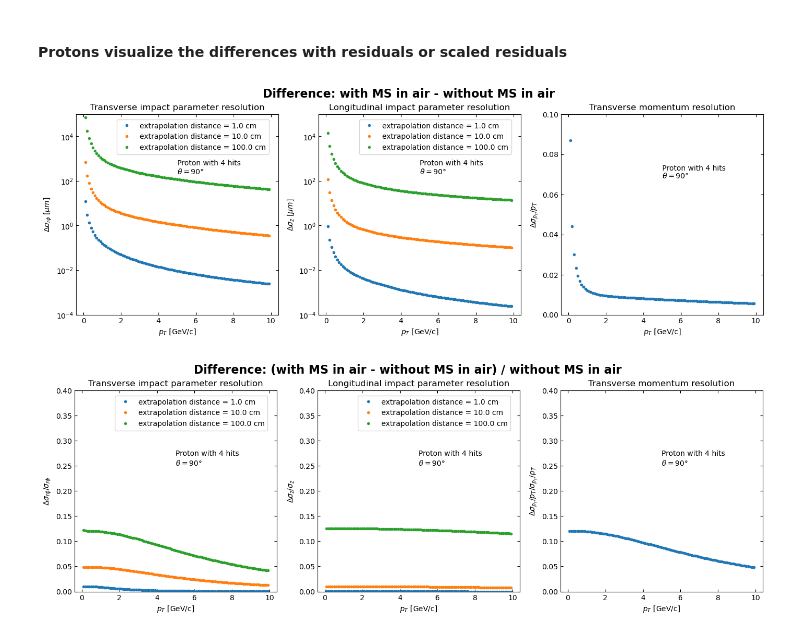
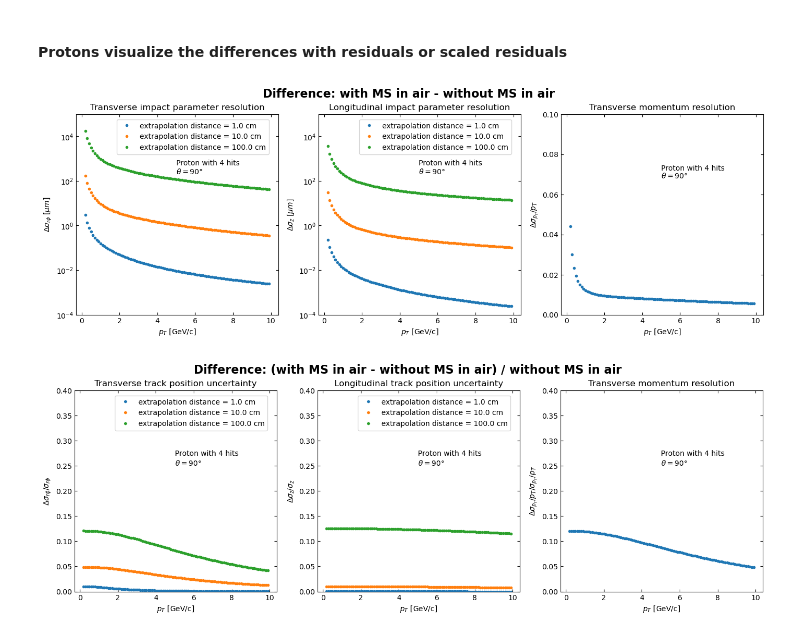
Before and after one commit to Claitos/Track-Parameter-Resolutions, a Jupyter notebook: MS_in_air_Test.ipynb, the cells around one changed output. Drawn from its saved outputs; the diff is of its cells as text; code cells hidden in the pictures.

```diff
--- a/MS_in_air_Test.ipynb
+++ b/MS_in_air_Test.ipynb
@@ -28,7 +28,7 @@ Detector Setup initialized
 #### Protons
 # %%
 proton_mass = 1
-proton_momenta = np.arange(0.1, 10, 0.1)
+proton_momenta = np.arange(0.2, 10, 0.1)
 
 N = 4
 extrapolation_radii = np.array([0.01, 0.1, 1])
@@ -42,7 +42,7 @@ fig, axs = plt.subplots(1,3, figsize=(17,5))
 
 for i, r in enumerate(extrapolation_radii):
     axs[0].plot(proton_momenta, proton_rphi_wMS[i]*rescaling_factor, ".", label=f"extrapolation distance = {r*100} cm")
-axs[0].set_title("Transverse impact parameter resolution")
+axs[0].set_title("Transverse track position uncertainty")
 axs[0].set(xlabel = xlabel, ylabel = "$\sigma_{r \phi}$ [$\mu m$]", ylim=(1, 10**5), yscale="log")
 axs[0].tick_params(top=True, right=True, direction="in")
 axs[0].text(5, 5000, "Proton with 4 hits")
@@ -51,7 +51,7 @@ axs[0].legend(loc=(0.2, 0.8))
 
 for i, r in enumerate(extrapolation_radii):
     axs[1].plot(proton_momenta, proton_z_wMS[i]*rescaling_factor, ".", label=f"extrapolation distance = {r*100} cm")
-axs[1].set_title("Longitudinal impact parameter resolution")
+axs[1].set_title("Longitudinal track position uncertainty")
 axs[1].set(xlabel = xlabel, ylabel = "$\sigma_{z}$ [$\mu m$]", ylim=(1, 10**5), yscale="log")
 axs[1].tick_params(top=True, right=True, direction="in")
 axs[1].text(5, 5000, "Proton with 4 hits")
@@ -86,7 +86,7 @@ fig, axs = plt.subplots(1,3, figsize=(17,5))
 
 for i, r in enumerate(extrapolation_radii):
     axs[0].plot(proton_momenta, proton_rphi_woMS[i]*rescaling_factor, ".", label=f"extrapolation distance = {r*100} cm")
-axs[0].set_title("Transverse impact parameter resolution")
+axs[0].set_title("Transverse track position uncertainty")
 axs[0].set(xlabel = xlabel, ylabel = "$\sigma_{r \phi}$ [$\mu m$]", ylim=(1, 10**5), yscale="log")
 axs[0].tick_params(top=True, right=True, direction="in")
 axs[0].text(5, 5000, "Proton with 4 hits")
@@ -95,7 +95,7 @@ axs[0].legend(loc=(0.2, 0.8))
 
 for i, r in enumerate(extrapolation_radii):
     axs[1].plot(proton_momenta, proton_z_woMS[i]*rescaling_factor, ".", label=f"extrapolation distance = {r*100} cm")
-axs[1].set_title("Longitudinal impact parameter resolution")
+axs[1].set_title("Longitudinal track position uncertainty")
 axs[1].set(xlabel = xlabel, ylabel = "$\sigma_{z}$ [$\mu m$]", ylim=(1, 10**5), yscale="log")
 axs[1].tick_params(top=True, right=True, direction="in")
 axs[1].text(5, 5000, "Proton with 4 hits")
@@ -122,35 +122,35 @@ proton_pT_diff = proton_pT_wMS - proton_pT_woMS
 # %%
 fig, axs = plt.subplots(1,3, figsize=(17,5))
 
 for i, r in enumerate(extrapolation_radii):
     axs[0].plot(proton_momenta, proton_rphi_diff[i]*rescaling_factor, ".", label=f"extrapolation distance = {r*100} cm")
-axs[0].set_title("Transverse impact parameter resolution")
+axs[0].set_title("Transverse track position uncertainty")
 axs[0].set(xlabel = xlabel, ylabel = "$\Delta \sigma_{r \phi}$ [$\mu m$]", ylim=(10**-4, 10**5), yscale="log")
 axs[0].tick_params(top=True, right=True, direction="in")
 axs[0].text(5, 500, "Proton with 4 hits")
 axs[0].text(5, 200, fr"$\theta = {theta}$°")
 axs[0].legend(loc=(0.2, 0.8))
 
 for i, r in enumerate(extrapolation_radii):
     axs[1].plot(proton_momenta, proton_z_diff[i]*rescaling_factor, ".", label=f"extrapolation distance = {r*100} cm")
-axs[1].set_title("Longitudinal impact parameter resolution")
+axs[1].set_title("Longitudinal track position uncertainty")
 axs[1].set(xlabel = xlabel, ylabel = "$\Delta \sigma_{z}$ [$\mu m$]", ylim=(10**-4, 10**5), yscale="log")
 axs[1].tick_params(top=True, right=True, direction="in")
 axs[1].text(5, 500, "Proton with 4 hits")
 axs[1].text(5, 200, fr"$\theta = {theta}$°")
 axs[1].legend(loc=(0.2, 0.8))
 
 axs[2].set_title("Transverse momentum resolution")
 axs[2].plot(proton_momenta, proton_pT_diff, ".")
 axs[2].set(xlabel = xlabel, ylabel = "$\Delta \sigma_{p_{T}} / p_T$", ylim=(0, 0.1))
 axs[2].tick_params(top=True, right=True, direction="in")
 axs[2].text(5, 0.072, "Proton with 4 hits")
 axs[2].text(5, 0.068, fr"$\theta = {theta}$°")
 
 fig.suptitle("Difference: with MS in air - without MS in air", fontsize=16, fontweight="bold")
 fig.savefig(f"{directory}/Proton_diff.png", dpi = 200)
 # %% [output]
-[figure, old version]
+[figure, new version]
 # %%
 proton_rphi_diff_scaled = (proton_rphi_wMS - proton_rphi_woMS) / proton_rphi_woMS
 proton_z_diff_scaled = (proton_z_wMS - proton_z_woMS) / proton_z_woMS
@@ -160,7 +160,7 @@ fig, axs = plt.subplots(1,3, figsize=(17,5))
 
 for i, r in enumerate(extrapolation_radii):
     axs[0].plot(proton_momenta, proton_rphi_diff_scaled[i], ".", label=f"extrapolation distance = {r*100} cm")
-axs[0].set_title("Transverse impact parameter resolution")
+axs[0].set_title("Transverse track position uncertainty")
 axs[0].set(xlabel = xlabel, ylabel = "$\Delta \sigma_{r \phi} / \sigma_{r \phi}$ ", ylim=(0, 0.4))
 axs[0].tick_params(top=True, right=True, direction="in")
 axs[0].text(5, 0.27, "Proton with 4 hits")
@@ -169,7 +169,7 @@ axs[0].legend(loc=(0.2, 0.8))
 
 for i, r in enumerate(extrapolation_radii):
     axs[1].plot(proton_momenta, proton_z_diff_scaled[i], ".", label=f"extrapolation distance = {r*100} cm")
-axs[1].set_title("Longitudinal impact parameter resolution")
+axs[1].set_title("Longitudinal track position uncertainty")
 axs[1].set(xlabel = xlabel, ylabel = "$\Delta \sigma_{z} / \sigma_{z}$ ", ylim=(0, 0.4))
 axs[1].tick_params(top=True, right=True, direction="in")
 axs[1].text(5, 0.27, "Proton with 4 hits")
@@ -186,4 +186,4 @@ axs[2].text(5, 0.25, fr"$\theta = {theta}$°")
 fig.suptitle("Difference: (with MS in air - without MS in air) / without MS in air", fontsize=16, fontweight="bold")
 fig.savefig(f"{directory}/Proton_diff_scaled.png", dpi = 200)
 # %% [output]
-[figure, old version]
+[figure, new version]
```
Also changed, not shown: parts of 1 cell of this notebook, 5 other files.
